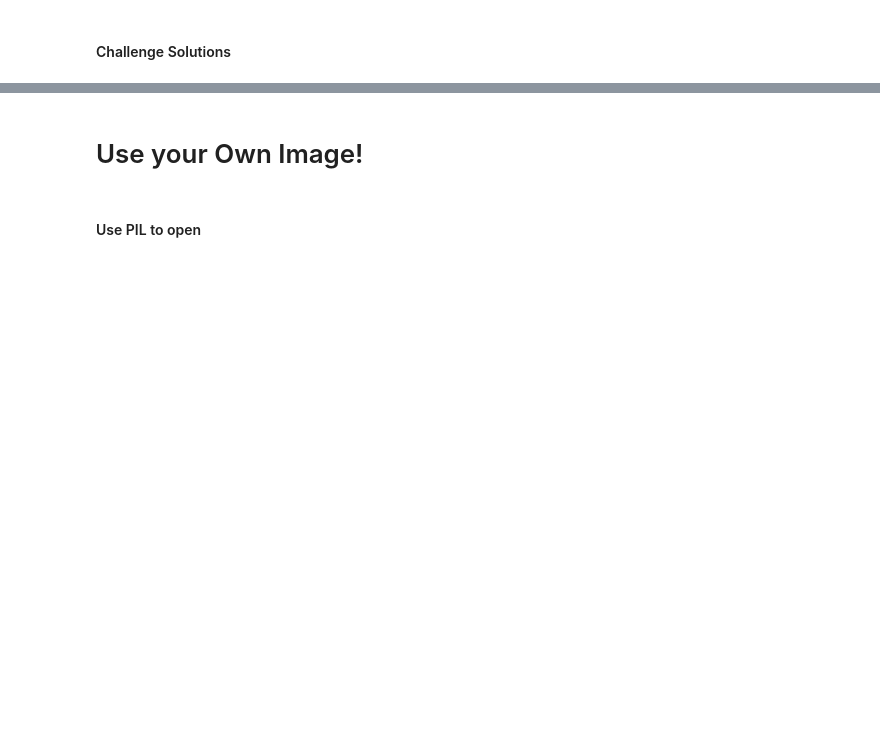
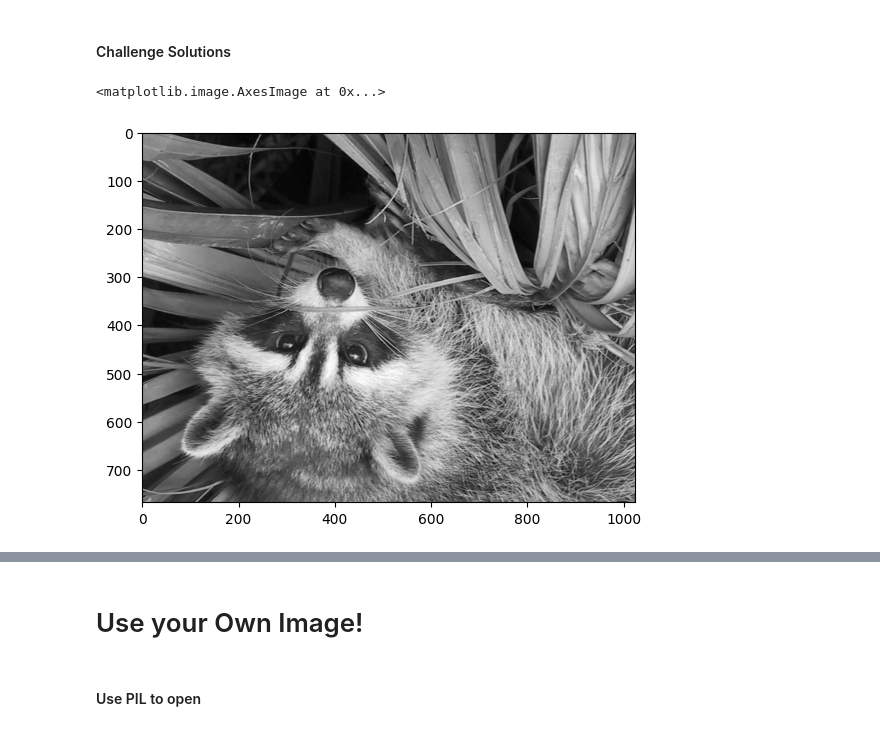
Before and after one commit to Xor01/NumPy-ImageManipulation, a Jupyter notebook: Computation_with_NumPy_and_N_Dimensional_Arrays.ipynb, the cells around one changed output, grey strips where cells are left out. Cells and saved outputs as stored; diff of their text form; code cells hidden in the pictures; blank space fills up the shorter version.

Commit message:
flip, roatate and invert racoon image

```diff
--- a/Computation_with_NumPy_and_N_Dimensional_Arrays.ipynb
+++ b/Computation_with_NumPy_and_N_Dimensional_Arrays.ipynb
@@ -346,3 +336,9 @@ gray_img = plt.imshow(sRGB @ grey_vals, cmap='gray')
 <img src=https://i.imgur.com/cfFbuex.png>
 # %% [markdown]
 #### Challenge Solutions
+# %%
+plt.imshow(face[: : -1] @ grey_vals, cmap='gray')
+# plt.imshow(np.flip(face) @ grey_vals, cmap='gray') alternative solution
+# %% [output]
+<matplotlib.image.AxesImage at 0x...>
+[figure, added]
```
Also changed, not shown: parts of 3 cells of this notebook.
